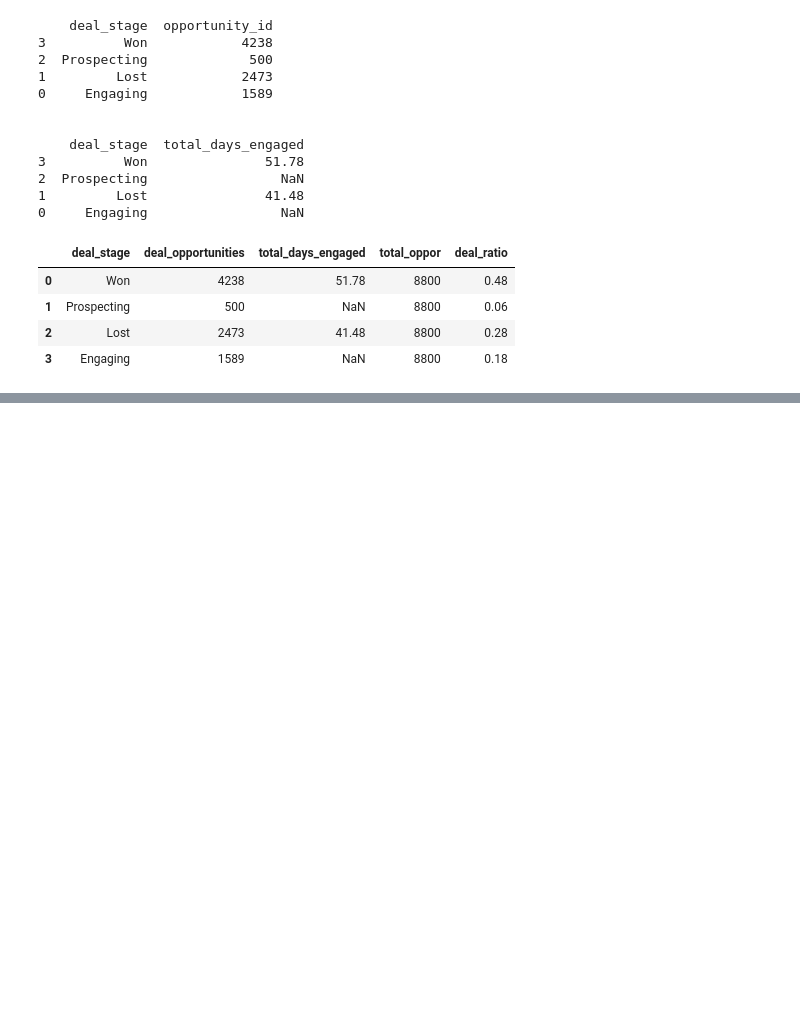
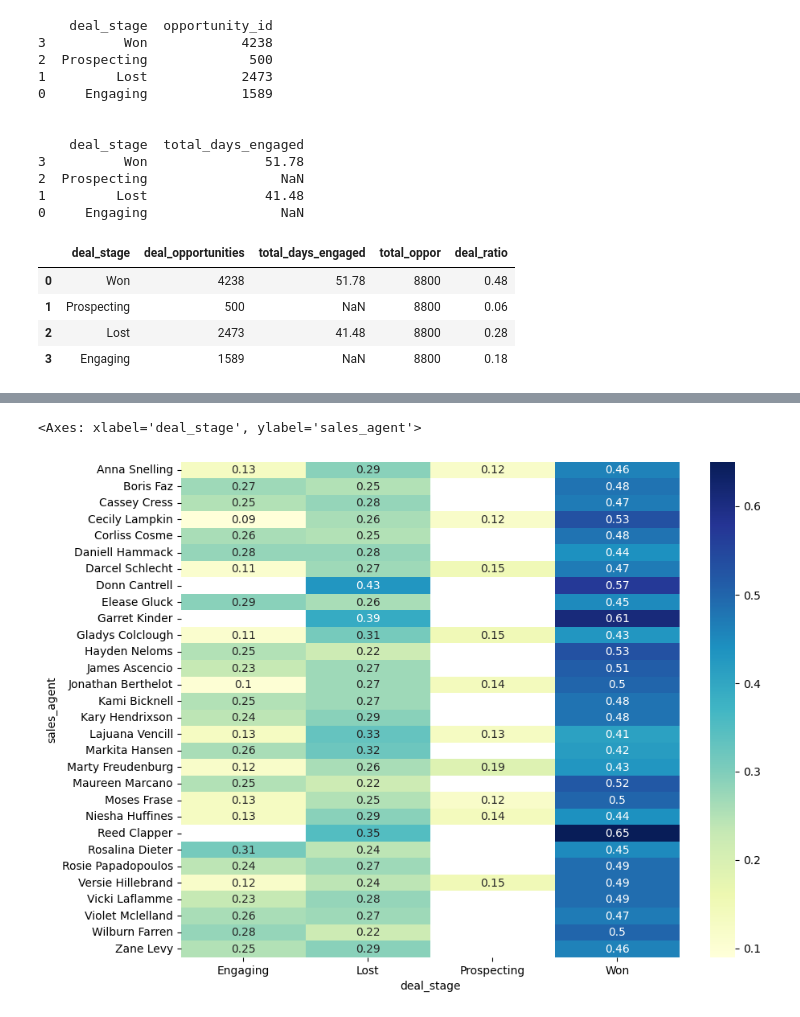
Before and after one commit to SuyogPatgave/Python_Codes-Projects, a Jupyter notebook: CRM_Project.ipynb, the cells around one changed output, grey strips where cells are left out. Saved outputs shown, nothing was run; the diff lists cells and outputs as text; code cells hidden in the pictures; blank space fills up the shorter version.

```diff
--- a/CRM_Project.ipynb
+++ b/CRM_Project.ipynb
@@ -991,3 +991,11 @@ resulta2
 | 1 | Prospecting | 500 | NaN | 8800 | 0.06 |
 | 2 | Lost | 2473 | 41.48 | 8800 | 0.28 |
 | 3 | Engaging | 1589 | NaN | 8800 | 0.18 |
+# %%
+# deal stages counts and action rate (%Won, %Lost, % Prospecting, %Engaging ) for each sales agent, and their success rate
+resultb1 = sales_pipe.groupby(['sales_agent', 'deal_stage'])['opportunity_id'].count().reset_index()
+resultsb2 = resultb1.sort_values(['sales_agent', 'opportunity_id'], ascending=[True, False])
+resultsb2['total_opportunities'] = resultsb2.groupby(['sales_agent'])['opportunity_id'].transform('sum')
+resultsb2['action rate'] = resultsb2['opportunity_id']/resultsb2['total_opportunities']
+resultsb2['action rate'] = resultsb2['action rate'].round(2)
+resultsb2
@@ -993,0 +1016,7 @@ resulta2
+# %%
+#Heat map of sales agent and the action rates based on deal stages
+plt.figure(figsize=(10,8))
+sns.heatmap(resultsb2.pivot_table(index='sales_agent', columns='deal_stage', values='action rate'), annot=True, fmt='g', cmap='YlGnBu')
+# %% [output]
+<Axes: xlabel='deal_stage', ylabel='sales_agent'>
+[figure, added]
```
Also changed, not shown: parts of 1 cell of this notebook.
